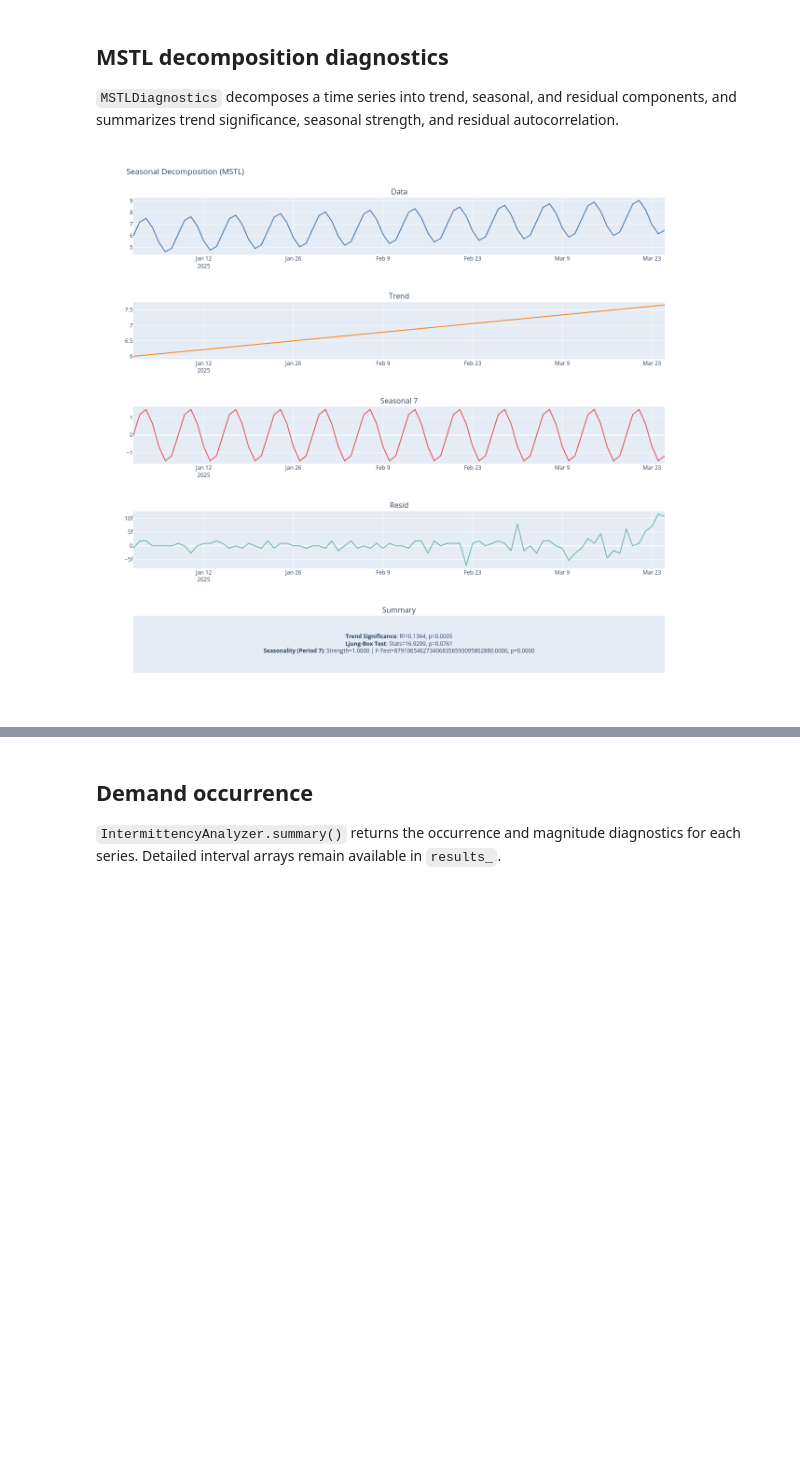
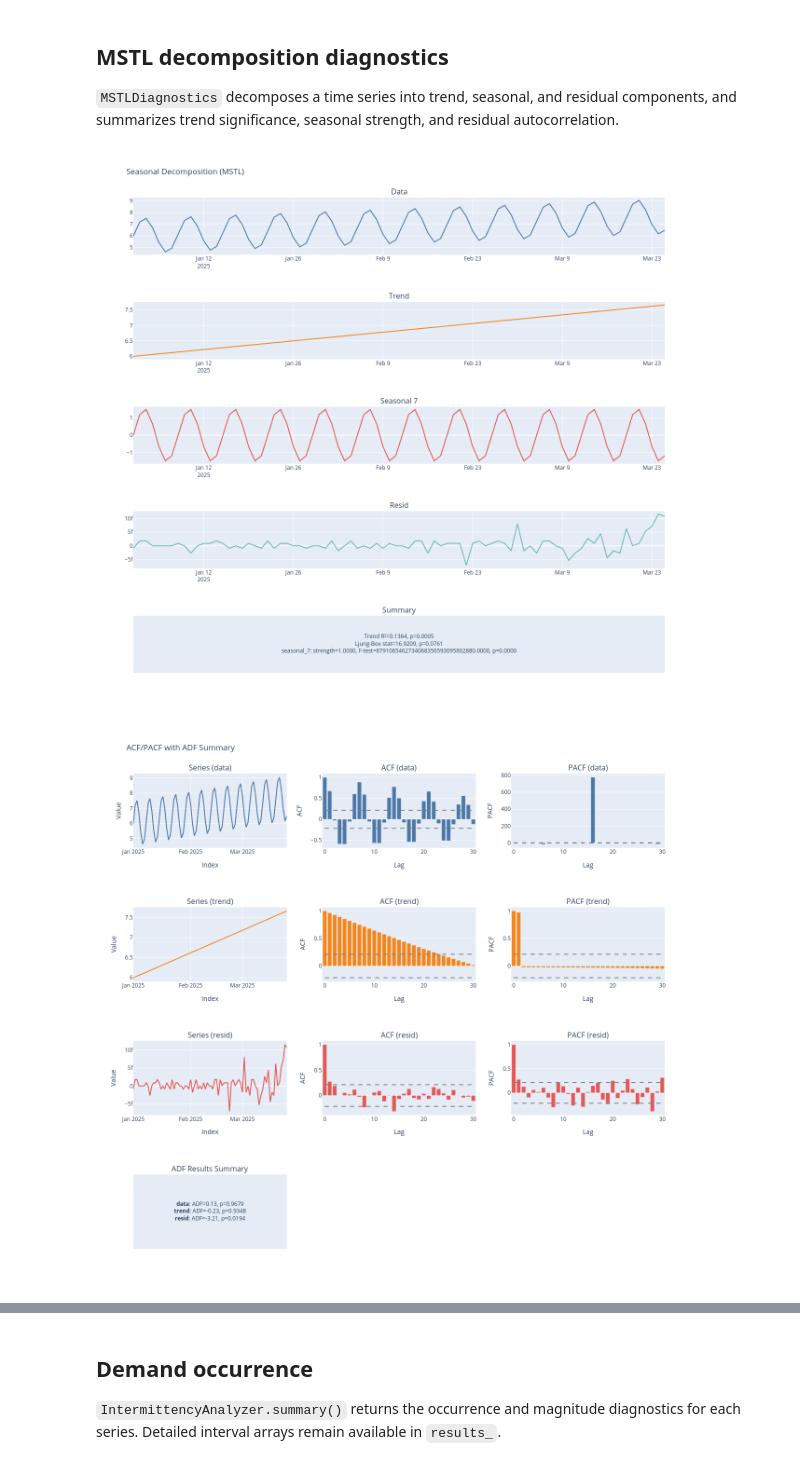
Before and after one commit to heylucasleao/tinyshift, a Jupyter notebook: tinyshift/examples/diagnostic.ipynb, the cells around one changed output, grey strips where cells are left out. Cells and saved outputs as stored; diff of their text form; code cells hidden in the pictures; blank space fills up the shorter version.

```diff
--- a/tinyshift/examples/diagnostic.ipynb
+++ b/tinyshift/examples/diagnostic.ipynb
@@ -52,9 +52,15 @@ df.head()
 # %%
 from tinyshift.plot import MSTLDiagnostics
 
 diagnostics = MSTLDiagnostics(periods=7).fit(
     pd.Series(smooth, index=dates, name="smooth_weekly")
 )
 diagnostics.plot(fig_type="png")
+diagnostics.stationarity(
+    columns=["data", "trend", "resid"],
+    fig_type="png",
+)
+diagnostics.residuals(nlags=20, fig_type="png")
 # %% [output]
-[figure, old version]
+[figure, new version]
+[figure, added]
```
Also changed, not shown: parts of 1 cell of this notebook.
